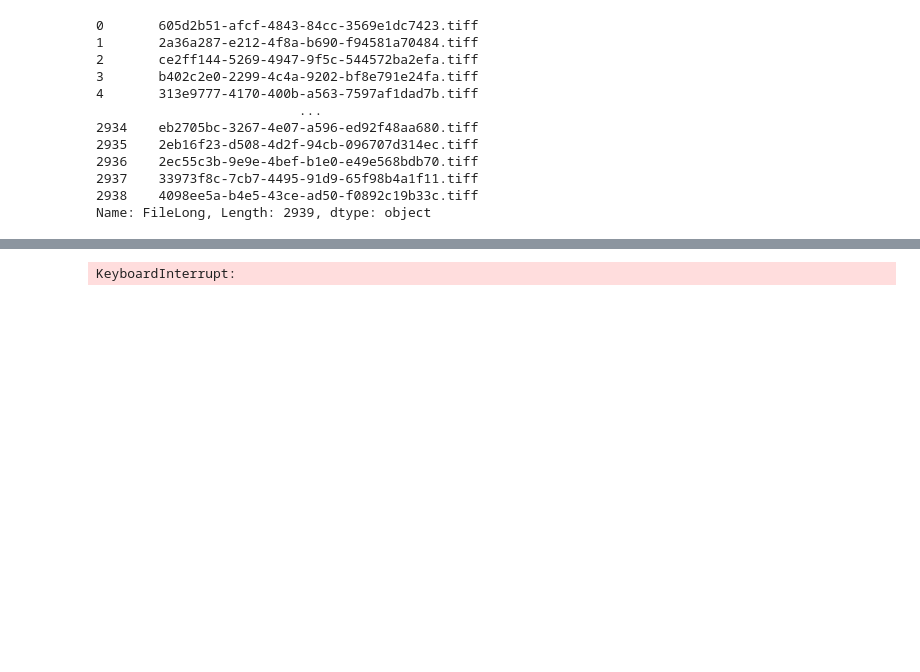
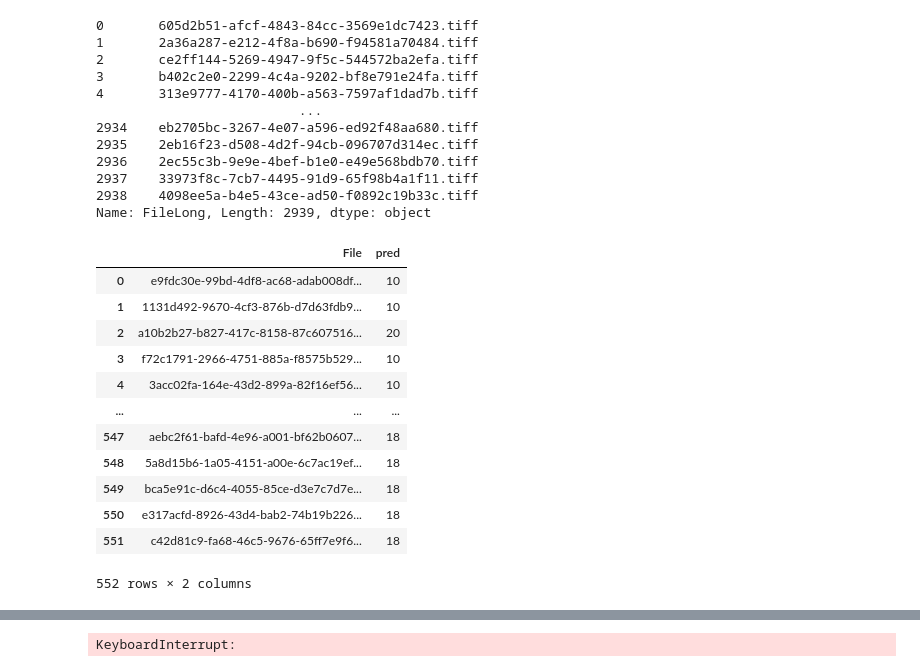
Before and after one commit to szymonsm/HackING_mISIe, a Jupyter notebook: first_model.ipynb, the cells around one changed output, grey strips where cells are left out. Cells and saved outputs as stored; diff of their text form; code cells hidden in the pictures; blank space fills up the shorter version.

```diff
--- a/first_model.ipynb
+++ b/first_model.ipynb
@@ -622,3 +622,19 @@ y_last
 2937    33973f8c-7cb7-4495-91d9-65f98b4a1f11.tiff
 2938    4098ee5a-b4e5-43ce-ad50-f0892c19b33c.tiff
 Name: FileLong, Length: 2939, dtype: object
+# %%
+df
+# %% [output]
+|  | File | pred |
+| 0 | e9fdc30e-99bd-4df8-ac68-adab008df... | 10 |
+| 1 | 1131d492-9670-4cf3-876b-d7d63fdb9... | 10 |
+| 2 | a10b2b27-b827-417c-8158-87c607516... | 20 |
+| 3 | f72c1791-2966-4751-885a-f8575b529... | 10 |
+| 4 | 3acc02fa-164e-43d2-899a-82f16ef56... | 10 |
+| ... | ... | ... |
+| 547 | aebc2f61-bafd-4e96-a001-bf62b0607... | 18 |
+| 548 | 5a8d15b6-1a05-4151-a00e-6c7ac19ef... | 18 |
+| 549 | bca5e91c-d6c4-4055-85ce-d3e7c7d7e... | 18 |
+| 550 | e317acfd-8926-43d4-bab2-74b19b226... | 18 |
+| 551 | c42d81c9-fa68-46c5-9676-65ff7e9f6... | 18 |
+552 rows × 2 columns
```
Also changed, not shown: parts of 8 cells of this notebook, 2 other files.
